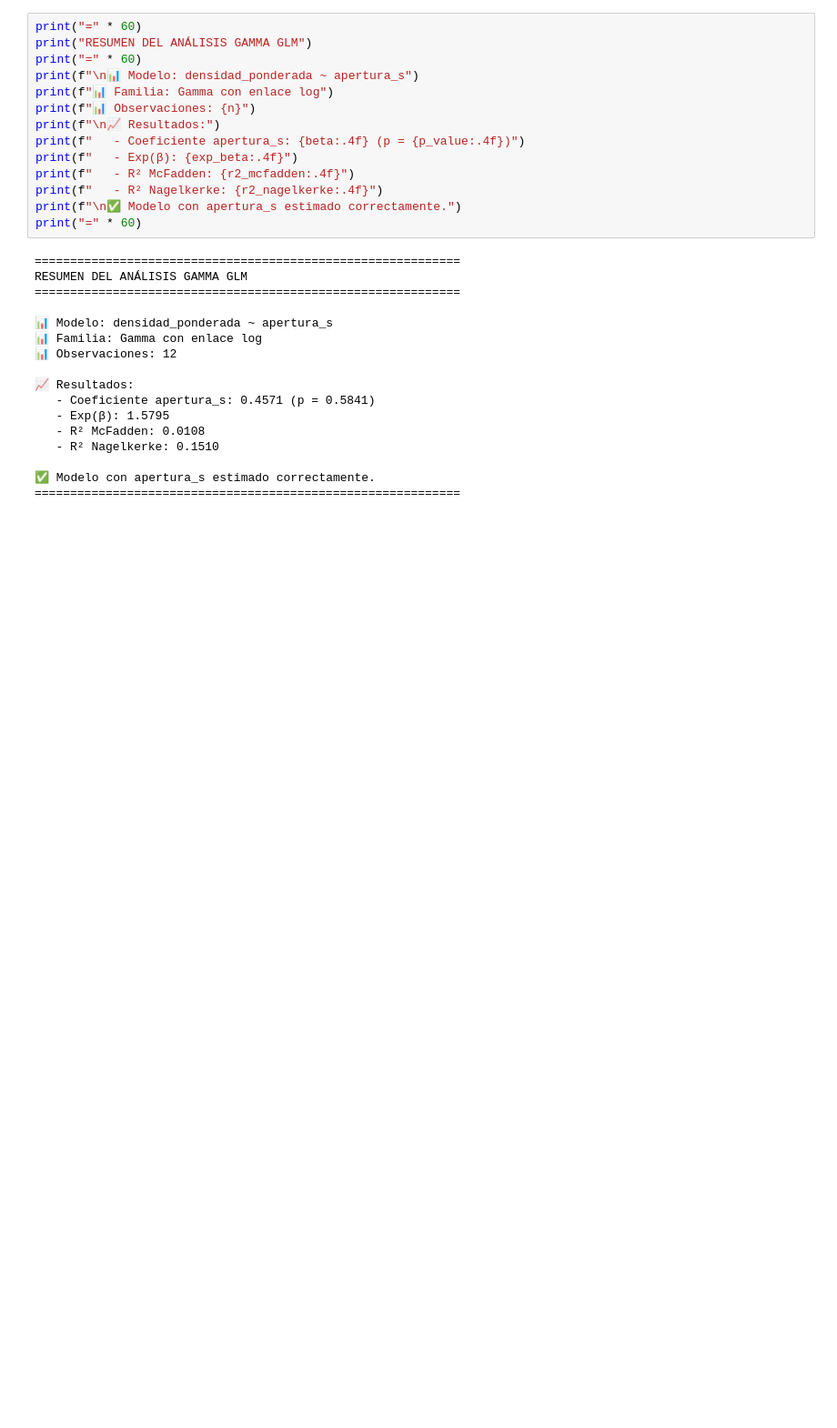
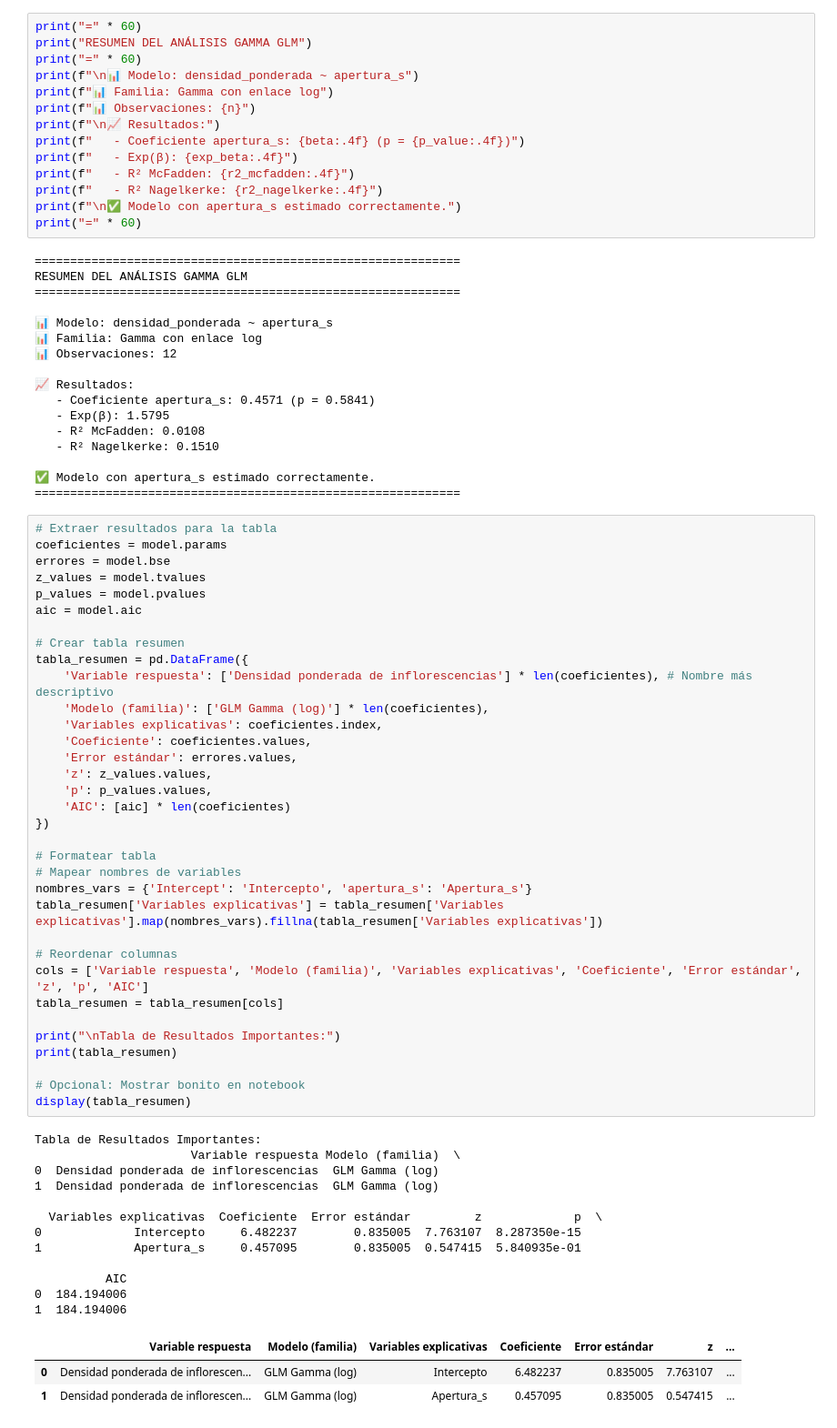
Before and after one commit to BetoC2/bosque, a Jupyter notebook: analisis_gamma_glm_resultados.ipynb, the cells around one changed output. Shown: that part at 91% size. Cells and saved outputs as stored; diff of their text form; blank space fills up the shorter version.

```diff
--- a/analisis_gamma_glm_resultados.ipynb
+++ b/analisis_gamma_glm_resultados.ipynb
@@ -365,3 +365,53 @@ RESUMEN DEL ANÁLISIS GAMMA GLM
 
 ✅ Modelo con apertura_s estimado correctamente.
 ============================================================
+# %%
+# Extraer resultados para la tabla
+coeficientes = model.params
+errores = model.bse
+z_values = model.tvalues
+p_values = model.pvalues
+aic = model.aic
+
+# Crear tabla resumen
+tabla_resumen = pd.DataFrame({
+    'Variable respuesta': ['Densidad ponderada de inflorescencias'] * len(coeficientes), # Nombre más descriptivo
+    'Modelo (familia)': ['GLM Gamma (log)'] * len(coeficientes),
+    'Variables explicativas': coeficientes.index,
+    'Coeficiente': coeficientes.values,
+    'Error estándar': errores.values,
+    'z': z_values.values,
+    'p': p_values.values,
+    'AIC': [aic] * len(coeficientes)
+})
+
+# Formatear tabla
+# Mapear nombres de variables
+nombres_vars = {'Intercept': 'Intercepto', 'apertura_s': 'Apertura_s'}
+tabla_resumen['Variables explicativas'] = tabla_resumen['Variables explicativas'].map(nombres_vars).fillna(tabla_resumen['Variables explicativas'])
+
+# Reordenar columnas
+cols = ['Variable respuesta', 'Modelo (familia)', 'Variables explicativas', 'Coeficiente', 'Error estándar', 'z', 'p', 'AIC']
+tabla_resumen = tabla_resumen[cols]
+
+print("\nTabla de Resultados Importantes:")
+print(tabla_resumen)
+
+# Opcional: Mostrar bonito en notebook
+display(tabla_resumen)
+# %% [output]
+Tabla de Resultados Importantes:
+                      Variable respuesta Modelo (familia)  \
+0  Densidad ponderada de inflorescencias  GLM Gamma (log)
+1  Densidad ponderada de inflorescencias  GLM Gamma (log)
+
+  Variables explicativas  Coeficiente  Error estándar         z             p  \
+0             Intercepto     6.482237        0.835005  7.763107  8.287350e-15
+1             Apertura_s     0.457095        0.835005  0.547415  5.840935e-01
+
+          AIC
+0  184.194006
+1  184.194006
+|  | Variable respuesta | Modelo (familia) | Variables explicativas | Coeficiente | Error estándar | z | ... |
+| 0 | Densidad ponderada de inflorescen... | GLM Gamma (log) | Intercepto | 6.482237 | 0.835005 | 7.763107 | ... |
+| 1 | Densidad ponderada de inflorescen... | GLM Gamma (log) | Apertura_s | 0.457095 | 0.835005 | 0.547415 | ... |
```
Also changed, not shown: parts of 1 cell of this notebook, 6 other files.
